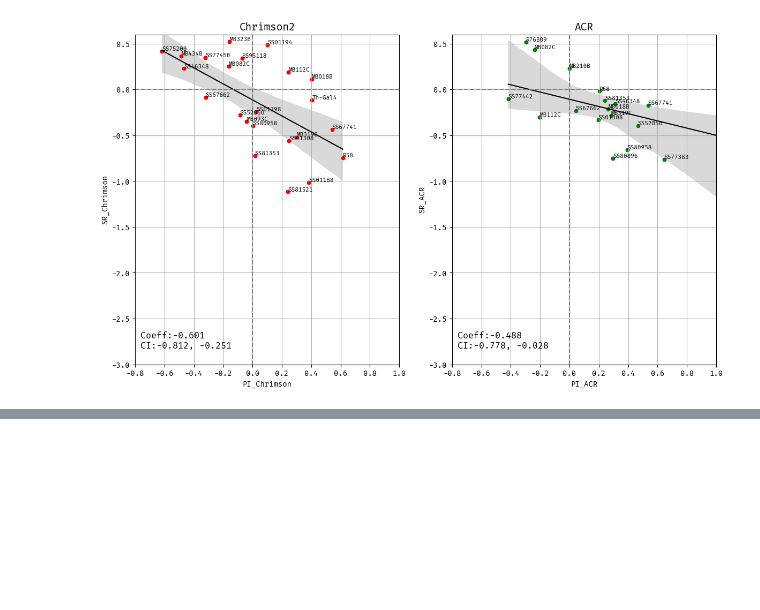
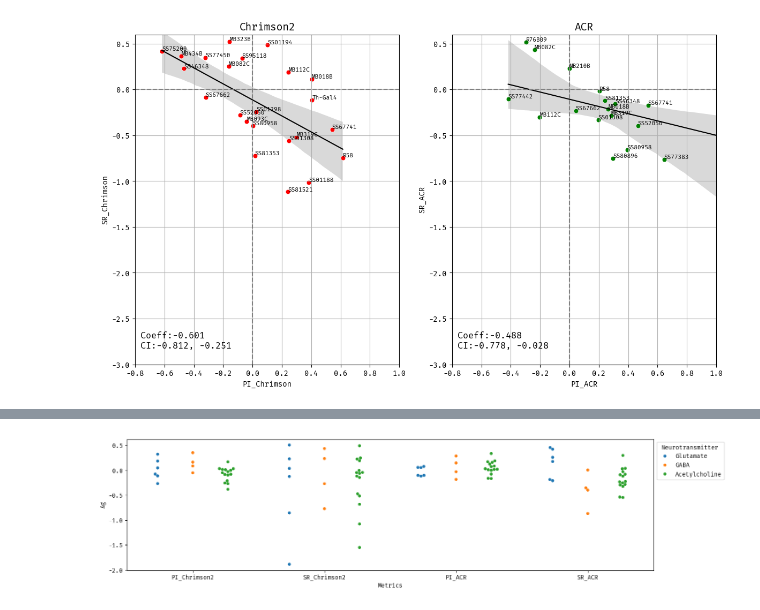
Before and after one commit to lnicole08/OSAR-Nicole-version, a Jupyter notebook: Multi and single dabest OSAR plots.ipynb, the cells around one changed output, grey strips where cells are left out. Drawn from its saved outputs; the diff is of its cells as text; code cells hidden in the pictures; blank space fills up the shorter version.

```diff
--- a/Multi and single dabest OSAR plots.ipynb
+++ b/Multi and single dabest OSAR plots.ipynb
@@ -839,0 +877,13 @@ Text(0.02, 0.05, 'Coeff:-0.488\nCI:-0.778, -0.028')
+# %%
+fig, axes = plt.subplots(figsize=(16,4))
+
+df89 = pd.melt(df50, id_vars = ['Neurotransmitter'], var_name = 'Metrics', value_name = "Δg")
+g1 = sns.swarmplot(data=df89, x= 'Metrics', y = 'Δg', hue='Neurotransmitter',dodge = True)
+sns.move_legend(g1, "upper left", bbox_to_anchor=(1, 1))
+sns.set_style("darkgrid")
+wrap_labels(axes, 10)
+#g1.set_title('Plot of MBONs > ' + responder + ' and their Δg separated by neurotransmitter types according to locomotor metrics for first ' + secondrule, weight='bold', fontsize =12 )
+
+#plt.savefig(openPath + "images\\" + date + "_" + responder + "_separationbyNTtypes_" + secondrule +".png", dpi = 1200, bbox_inches='tight')
+# %% [output]
+[figure, added]
```
Also changed, not shown: parts of 9 cells of this notebook, 3 other files.
